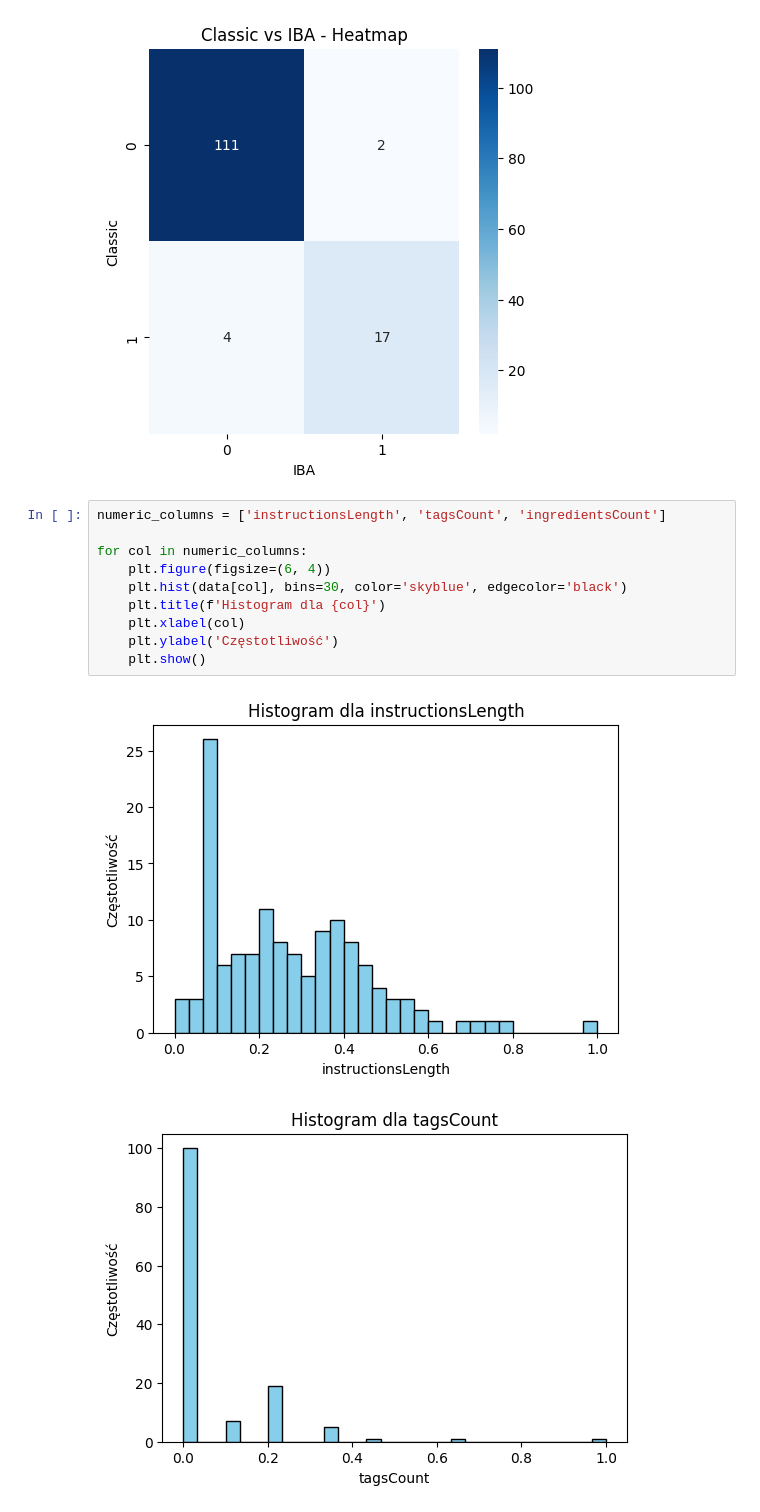
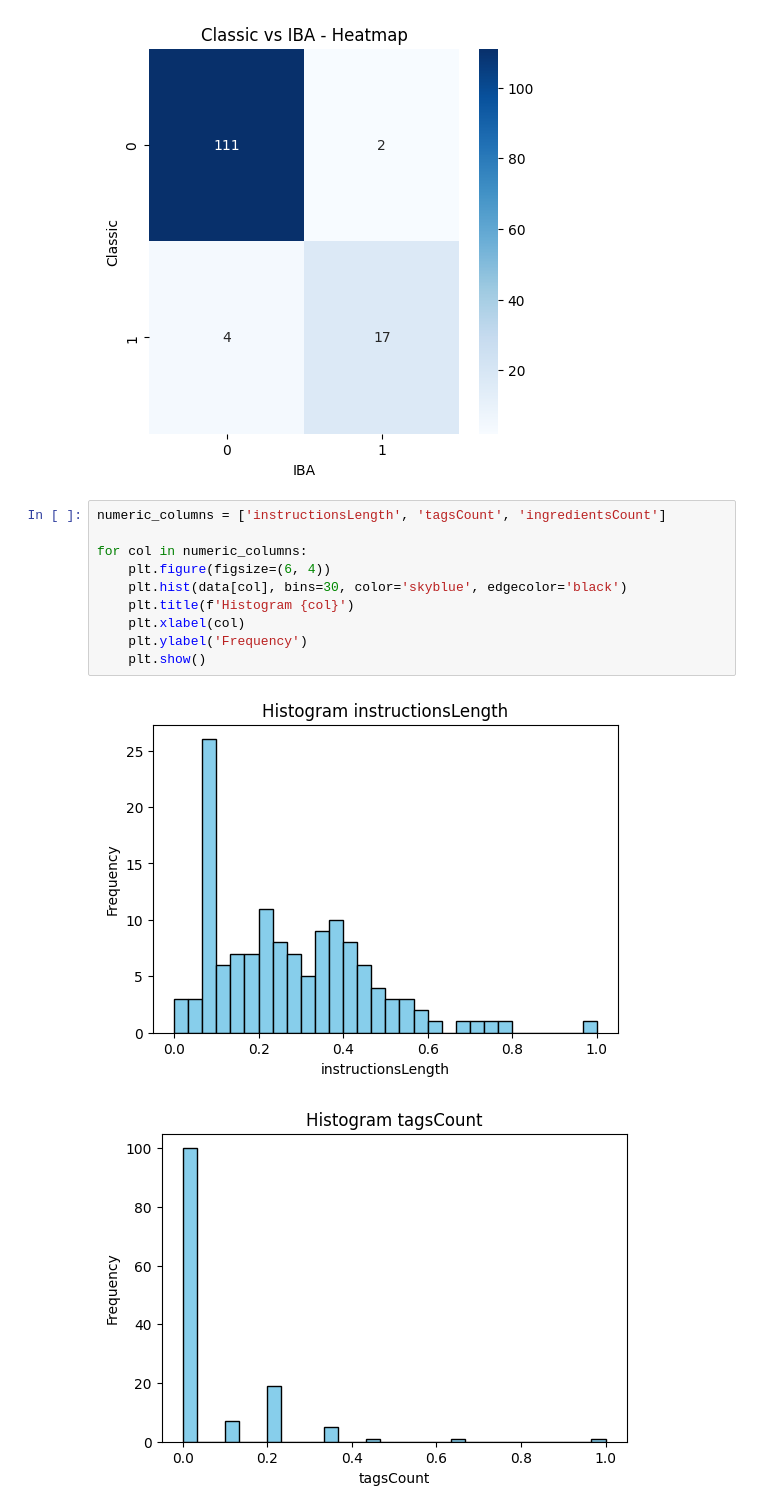
Before and after one commit to Afraiven/CocktailDB-EDA-and-Clustering, a Jupyter notebook: notebooks/4_Further_analysis.ipynb, the cells around one changed output. Drawn from its saved outputs; the diff is of its cells as text.

Commit message:
Refactor code for improved performance and update data analysis visualizations

```diff
--- a/notebooks/4_Further_analysis.ipynb
+++ b/notebooks/4_Further_analysis.ipynb
@@ -79,13 +62,13 @@ plt.show()
 # %%
 numeric_columns = ['instructionsLength', 'tagsCount', 'ingredientsCount']
 
 for col in numeric_columns:
     plt.figure(figsize=(6, 4))
     plt.hist(data[col], bins=30, color='skyblue', edgecolor='black')
-    plt.title(f'Histogram dla {col}')
+    plt.title(f'Histogram {col}')
     plt.xlabel(col)
-    plt.ylabel('Częstotliwość')
+    plt.ylabel('Frequency')
     plt.show()
 # %% [output]
-[figure, old version]
+[figure, new version]
-[figure, old version]
+[figure, new version]
```
Also changed, not shown: parts of 11 cells of this notebook, 4 other files.
